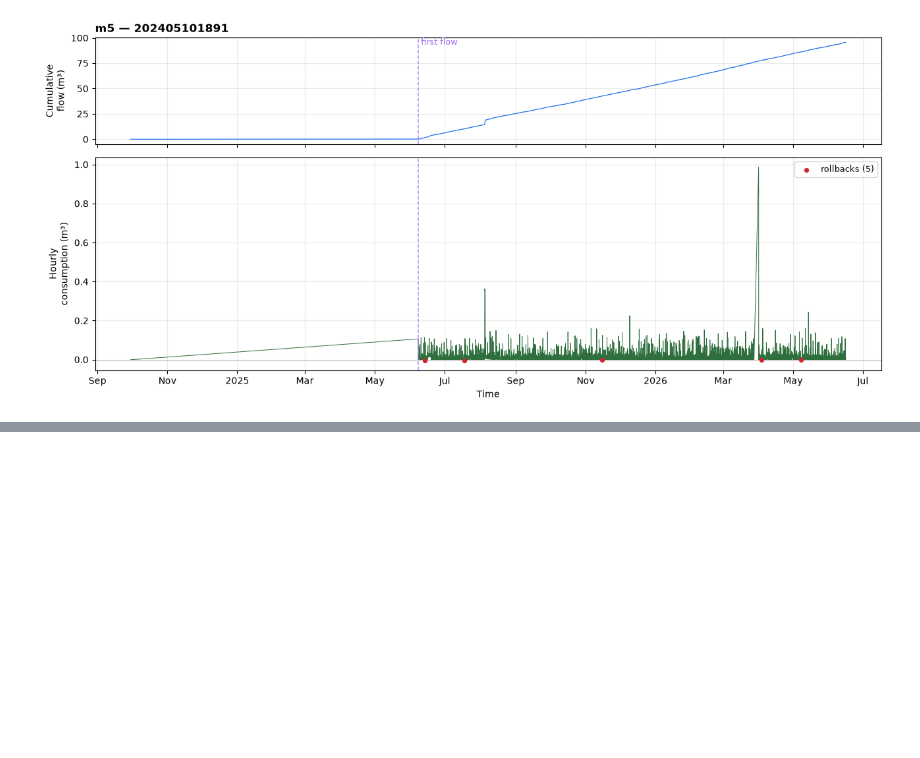
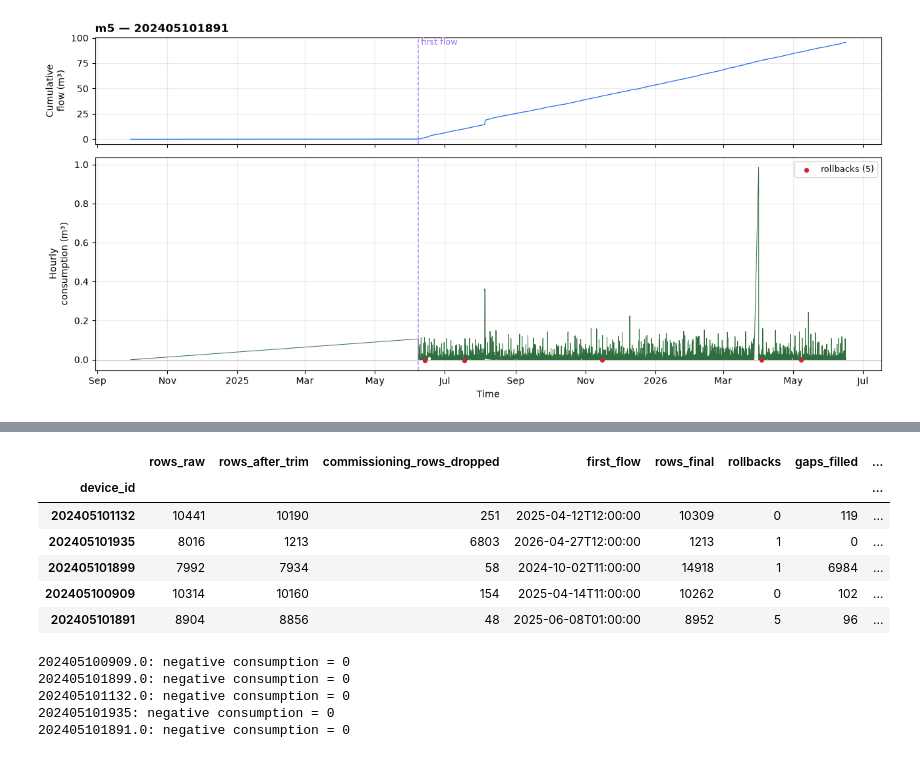
Before and after one commit to Panayiotiscyprus1/ML-Based-Anomaly-and-Attack-Detection-for-Smart-Meter-Telemetry, a Jupyter notebook: notebooks/01_explore_snapshot.ipynb, the cells around one changed output, grey strips where cells are left out. Drawn from its saved outputs; the diff is of its cells as text; code cells hidden in the pictures; blank space fills up the shorter version.

```diff
--- a/notebooks/01_explore_snapshot.ipynb
+++ b/notebooks/01_explore_snapshot.ipynb
@@ -151,0 +170,21 @@ plot_meter(m5, title="m5 — 202405101891")
+# %%
+from src.cleaning import clean_meter, report_table
+
+meters = {"202405101132": m1, "202405101935": m2, "202405101899": m3,
+          "202405100909": m4, "202405101891": m5}
+
+results = []
+for device_id, df in meters.items():
+    res = clean_meter(df)
+    res.df.to_csv(f"../data/processed/clean_{device_id}.csv")
+    results.append(res)
+
+report_table(results)   # your data-quality table
+# %% [output]
+|  | rows_raw | rows_after_trim | commissioning_rows_dropped | first_flow | rows_final | rollbacks | gaps_filled | ... |
+| device_id |  |  |  |  |  |  |  | ... |
+| 202405101132 | 10441 | 10190 | 251 | 2025-04-12T12:00:00 | 10309 | 0 | 119 | ... |
+| 202405101935 | 8016 | 1213 | 6803 | 2026-04-27T12:00:00 | 1213 | 1 | 0 | ... |
+| 202405101899 | 7992 | 7934 | 58 | 2024-10-02T11:00:00 | 14918 | 1 | 6984 | ... |
+| 202405100909 | 10314 | 10160 | 154 | 2025-04-14T11:00:00 | 10262 | 0 | 102 | ... |
+| 202405101891 | 8904 | 8856 | 48 | 2025-06-08T01:00:00 | 8952 | 5 | 96 | ... |
@@ -151,0 +203,10 @@ plot_meter(m5, title="m5 — 202405101891")
+# %%
+for dev, df in checks.items():
+    n_neg = (df["consumption"] < 0).sum()
+    print(f"{dev}: negative consumption = {n_neg}")
+# %% [output]
+202405100909.0: negative consumption = 0
+202405101899.0: negative consumption = 0
+202405101132.0: negative consumption = 0
+202405101935: negative consumption = 0
+202405101891.0: negative consumption = 0
```
Also changed, not shown: parts of 6 cells of this notebook, 2 other files.
